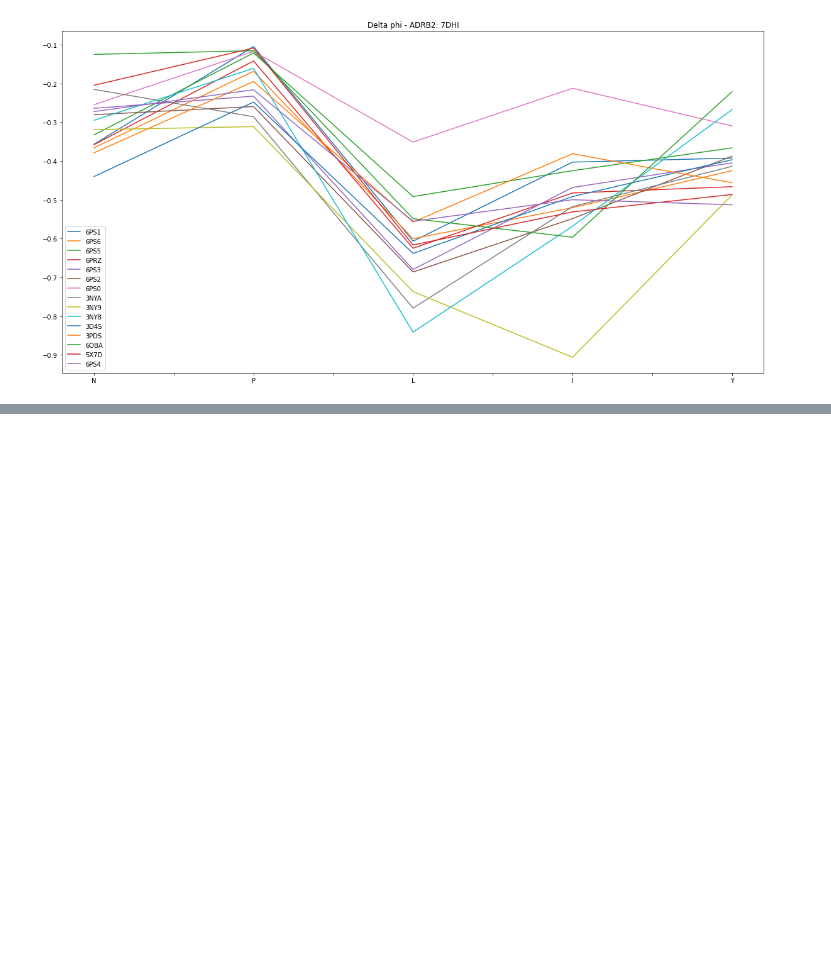
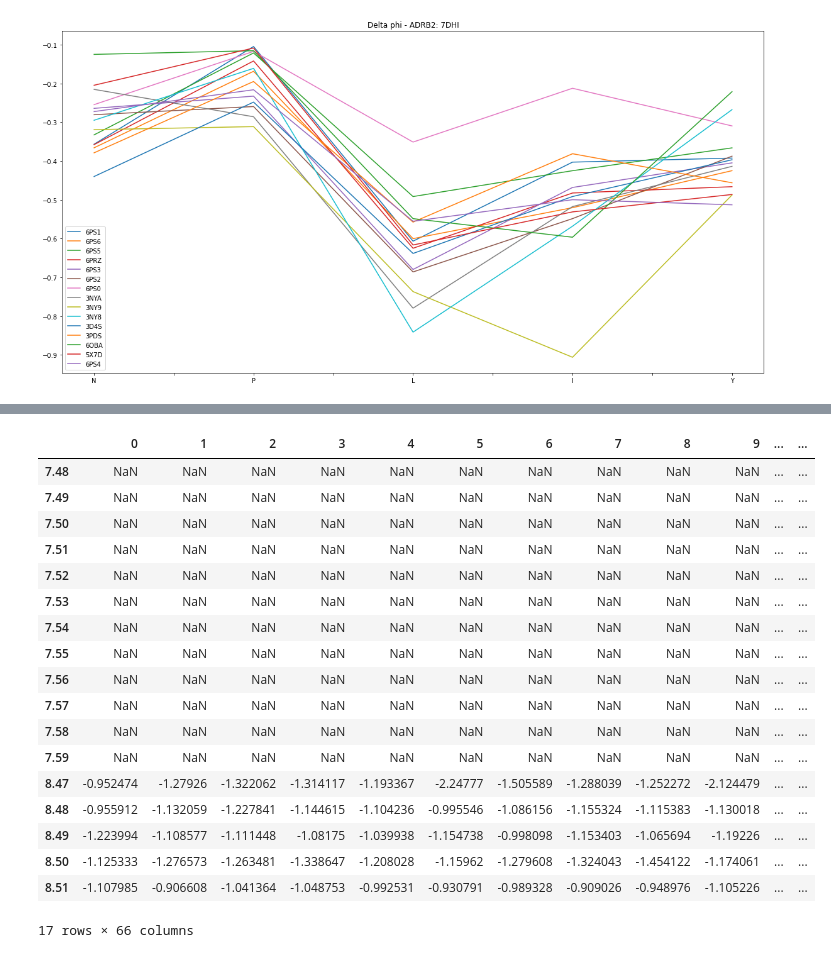
Before and after one commit to flurinh/mt, a Jupyter notebook: ICL4_visualization.ipynb, the cells around one changed output, grey strips where cells are left out. Cells and saved outputs as stored; diff of their text form; code cells hidden in the pictures; blank space fills up the shorter version.

```diff
--- a/ICL4_visualization.ipynb
+++ b/ICL4_visualization.ipynb
@@ -263,0 +285,2 @@ plot_tm7(pdb=names_a_i[0], gene=genes_i[0], data=df_phi, angle='phi')
+# %%
+targets_i = data_i[['PDB', 'uniprot(gene)', 'TM7_target_angles', 'H8_target_angles']]
@@ -263,0 +366,22 @@ plot_tm7(pdb=names_a_i[0], gene=genes_i[0], data=df_phi, angle='phi')
+# %%
+df_ang_psi
+# %% [output]
+|  | 0 | 1 | 2 | 3 | 4 | 5 | 6 | 7 | 8 | 9 | ... | ... |
+| 7.48 | NaN | NaN | NaN | NaN | NaN | NaN | NaN | NaN | NaN | NaN | ... | ... |
+| 7.49 | NaN | NaN | NaN | NaN | NaN | NaN | NaN | NaN | NaN | NaN | ... | ... |
+| 7.50 | NaN | NaN | NaN | NaN | NaN | NaN | NaN | NaN | NaN | NaN | ... | ... |
+| 7.51 | NaN | NaN | NaN | NaN | NaN | NaN | NaN | NaN | NaN | NaN | ... | ... |
+| 7.52 | NaN | NaN | NaN | NaN | NaN | NaN | NaN | NaN | NaN | NaN | ... | ... |
+| 7.53 | NaN | NaN | NaN | NaN | NaN | NaN | NaN | NaN | NaN | NaN | ... | ... |
+| 7.54 | NaN | NaN | NaN | NaN | NaN | NaN | NaN | NaN | NaN | NaN | ... | ... |
+| 7.55 | NaN | NaN | NaN | NaN | NaN | NaN | NaN | NaN | NaN | NaN | ... | ... |
+| 7.56 | NaN | NaN | NaN | NaN | NaN | NaN | NaN | NaN | NaN | NaN | ... | ... |
+| 7.57 | NaN | NaN | NaN | NaN | NaN | NaN | NaN | NaN | NaN | NaN | ... | ... |
+| 7.58 | NaN | NaN | NaN | NaN | NaN | NaN | NaN | NaN | NaN | NaN | ... | ... |
+| 7.59 | NaN | NaN | NaN | NaN | NaN | NaN | NaN | NaN | NaN | NaN | ... | ... |
+| 8.47 | -0.952474 | -1.27926 | -1.322062 | -1.314117 | -1.193367 | -2.24777 | -1.505589 | -1.288039 | -1.252272 | -2.124479 | ... | ... |
+| 8.48 | -0.955912 | -1.132059 | -1.227841 | -1.144615 | -1.104236 | -0.995546 | -1.086156 | -1.155324 | -1.115383 | -1.130018 | ... | ... |
+| 8.49 | -1.223994 | -1.108577 | -1.111448 | -1.08175 | -1.039938 | -1.154738 | -0.998098 | -1.153403 | -1.065694 | -1.19226 | ... | ... |
+| 8.50 | -1.125333 | -1.276573 | -1.263481 | -1.338647 | -1.208028 | -1.15962 | -1.279608 | -1.324043 | -1.454122 | -1.174061 | ... | ... |
+| 8.51 | -1.107985 | -0.906608 | -1.041364 | -1.048753 | -0.992531 | -0.930791 | -0.989328 | -0.909026 | -0.948976 | -1.105226 | ... | ... |
+17 rows × 66 columns
```
Also changed, not shown: parts of 34 cells of this notebook, 17 other files.
